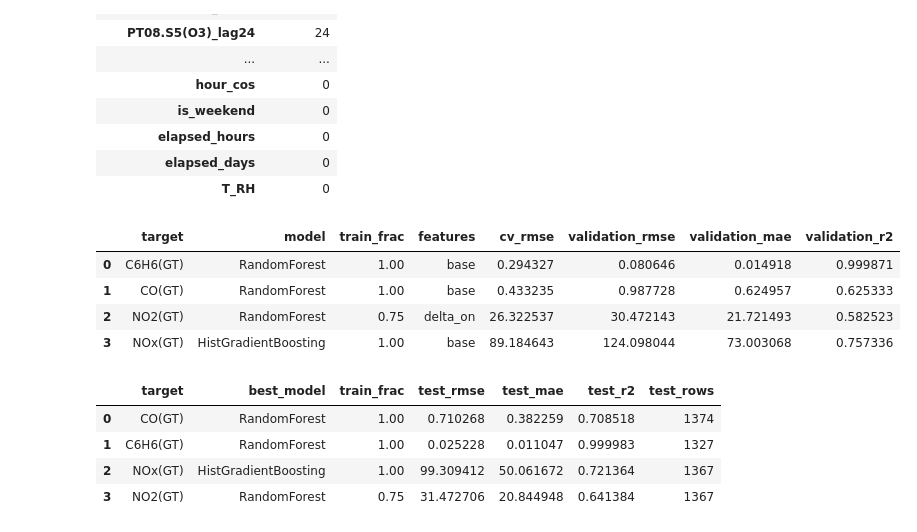
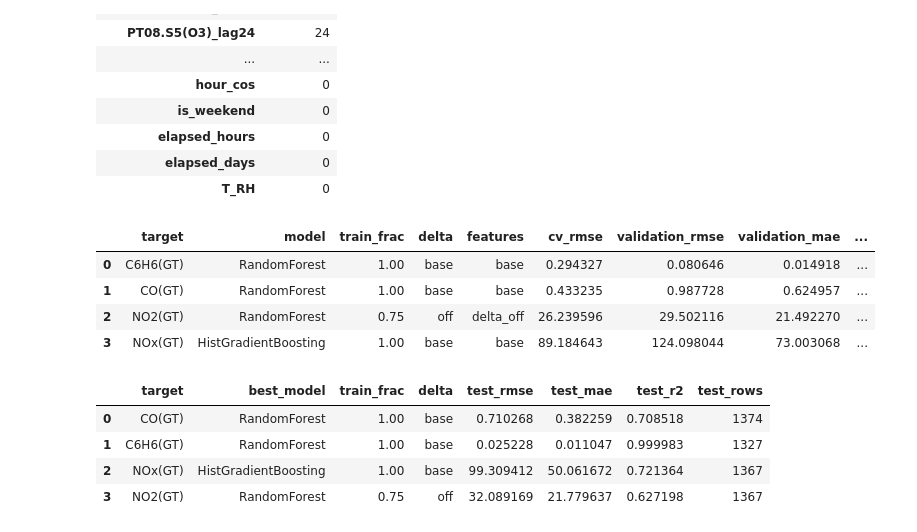
Before and after one commit to AkmalFazli27/air-quality-estimation, a Jupyter notebook: notebooks/modeling.ipynb, the cells around one changed output. Saved outputs shown, nothing was run; the diff lists cells and outputs as text; code cells hidden in the pictures.

```diff
--- a/notebooks/modeling.ipynb
+++ b/notebooks/modeling.ipynb
@@ -65,11 +65,14 @@ delta_sensors = ["PT08.S5(O3)", "PT08.S3(NOx)", "PT08.S4(NO2)", "PT08.S1(CO)"]
 delta_columns = [f"{s}_delta1" for s in delta_sensors] + [f"{s}_delta24" for s in delta_sensors]
 deviation_columns = [f"{s}_dev24" for s in ["PT08.S5(O3)", "PT08.S3(NOx)"]]
 
+no2_base_features = feature_columns_without_nmHC + lag_columns + roll_columns
+no2_delta_features = no2_base_features + delta_columns + deviation_columns
+
 features_by_target = {
     "CO(GT)": base_columns,
     "C6H6(GT)": base_columns,
     "NOx(GT)": feature_columns + lag_columns + roll_columns,
-    "NO2(GT)": feature_columns_without_nmHC + lag_columns + roll_columns + delta_columns + deviation_columns
+    "NO2(GT)": no2_delta_features
 }
 # %%
 split_lengths = {
@@ -278,15 +281,23 @@ def recent_slice(X, y, frac=1.0):
     cut = int(len(X) * (1.0 - frac))
     return X.iloc[cut:].reset_index(drop=True), y.iloc[cut:].reset_index(drop=True)
 
-NO2_TRAIN_FRACS = [1.0, 0.75, 0.50]
+NO2_TRAIN_FRACS = [1.0, 0.75]
 # %%
+NO2_DELTA_OPTIONS = [("off", no2_base_features), ("on", no2_delta_features)]
+
 for target in target_columns:
-    selected_features = features_by_target[target]
-    X_train_full, y_train_full = valid_target_data(X_train_filled, train_df, target, selected_features)
-    X_validation, y_validation = valid_target_data(X_validation_filled, val_df, target, selected_features)
+    if target == "NO2(GT)":
+        configs = [
+            (frac, delta_label, feats)
+            for frac in NO2_TRAIN_FRACS
+            for delta_label, feats in NO2_DELTA_OPTIONS
+        ]
+    else:
+        configs = [(1.0, "base", features_by_target[target])]
 
-    fracs = NO2_TRAIN_FRACS if target == "NO2(GT)" else [1.0]
-    for frac in fracs:
+    for frac, delta_label, selected_features in configs:
+        X_train_full, y_train_full = valid_target_data(X_train_filled, train_df, target, selected_features)
+        X_validation, y_validation = valid_target_data(X_validation_filled, val_df, target, selected_features)
         X_train, y_train = recent_slice(X_train_full, y_train_full, frac)
 
         for model_name, (pipeline, parameter_space) in make_searches_for_target(target).items():
@@ -317,35 +328,36 @@ for target in target_columns:
                 "target": target,
                 "model": model_name,
                 "train_frac": frac,
-                "features": "delta_on" if target == "NO2(GT)" else "base",
+                "delta": delta_label,
+                "features": f"delta_{delta_label}" if target == "NO2(GT)" else "base",
                 "cv_rmse": -search.best_score_,
                 "validation_rmse": metrics["rmse"],
                 "validation_mae": metrics["mae"],
                 "validation_r2": metrics["r2"],
                 "best_params": search.best_params_,
             })
-            best_models[(target, model_name, frac)] = search
-            validation_predictions[(target, model_name, frac)] = (y_validation.copy(), validation_pred)
+            best_models[(target, model_name, frac, delta_label)] = search
+            validation_predictions[(target, model_name, frac, delta_label)] = (y_validation.copy(), validation_pred)
 # %%
 validation_results_df = pd.DataFrame(validation_results)
 best_rows = (
     validation_results_df
     .sort_values(["target", "validation_r2", "validation_rmse"], ascending=[True, False, True])
     .groupby("target", as_index=False)
     .first()
 )
 display(best_rows.drop(columns=["best_params"]))
 
 selected_models = {
-    row.target: best_models[(row.target, row.model, row.train_frac)]
+    row.target: best_models[(row.target, row.model, row.train_frac, row.delta)]
     for row in best_rows.itertuples()
 }
 # %% [output]
-|  | target | model | train_frac | features | cv_rmse | validation_rmse | validation_mae | validation_r2 |
-| 0 | C6H6(GT) | RandomForest | 1.00 | base | 0.294327 | 0.080646 | 0.014918 | 0.999871 |
-| 1 | CO(GT) | RandomForest | 1.00 | base | 0.433235 | 0.987728 | 0.624957 | 0.625333 |
-| 2 | NO2(GT) | RandomForest | 0.75 | delta_on | 26.322537 | 30.472143 | 21.721493 | 0.582523 |
-| 3 | NOx(GT) | HistGradientBoosting | 1.00 | base | 89.184643 | 124.098044 | 73.003068 | 0.757336 |
+|  | target | model | train_frac | delta | features | cv_rmse | validation_rmse | validation_mae | ... |
+| 0 | C6H6(GT) | RandomForest | 1.00 | base | base | 0.294327 | 0.080646 | 0.014918 | ... |
+| 1 | CO(GT) | RandomForest | 1.00 | base | base | 0.433235 | 0.987728 | 0.624957 | ... |
+| 2 | NO2(GT) | RandomForest | 0.75 | off | delta_off | 26.239596 | 29.502116 | 21.492270 | ... |
+| 3 | NOx(GT) | HistGradientBoosting | 1.00 | base | base | 89.184643 | 124.098044 | 73.003068 | ... |
 # %%
 final_results = []
 final_predictions = {}
@@ -354,10 +366,14 @@ for target in target_columns:
     train_mask = train_df[target].notna()
     validation_mask = val_df[target].notna()
     test_mask = test_df[target].notna()
-    selected_features = features_by_target[target]
 
     selected_row = best_rows.loc[best_rows["target"] == target].iloc[0]
     selected_frac = float(selected_row["train_frac"]) if "train_frac" in selected_row else 1.0
+    selected_delta = selected_row["delta"] if "delta" in selected_row else "base"
+    if target == "NO2(GT)":
+        selected_features = no2_delta_features if selected_delta == "on" else no2_base_features
+    else:
+        selected_features = features_by_target[target]
     X_train_part = X_train_filled.loc[train_mask, selected_features].reset_index(drop=True)
     y_train_part = train_df.loc[train_mask, target].reset_index(drop=True)
     X_train_part, y_train_part = recent_slice(X_train_part, y_train_part, selected_frac)
@@ -388,6 +404,7 @@ for target in target_columns:
             "target": target,
             "best_model": selected_model_name,
             "train_frac": selected_frac,
+            "delta": selected_delta,
             "test_rmse": metrics["rmse"],
             "test_mae": metrics["mae"],
             "test_r2": metrics["r2"],
@@ -399,10 +416,10 @@ for target in target_columns:
 final_results_df = pd.DataFrame(final_results)
 final_results_df
 # %% [output]
-|  | target | best_model | train_frac | test_rmse | test_mae | test_r2 | test_rows |
-| 0 | CO(GT) | RandomForest | 1.00 | 0.710268 | 0.382259 | 0.708518 | 1374 |
-| 1 | C6H6(GT) | RandomForest | 1.00 | 0.025228 | 0.011047 | 0.999983 | 1327 |
-| 2 | NOx(GT) | HistGradientBoosting | 1.00 | 99.309412 | 50.061672 | 0.721364 | 1367 |
-| 3 | NO2(GT) | RandomForest | 0.75 | 31.472706 | 20.844948 | 0.641384 | 1367 |
+|  | target | best_model | train_frac | delta | test_rmse | test_mae | test_r2 | test_rows |
+| 0 | CO(GT) | RandomForest | 1.00 | base | 0.710268 | 0.382259 | 0.708518 | 1374 |
+| 1 | C6H6(GT) | RandomForest | 1.00 | base | 0.025228 | 0.011047 | 0.999983 | 1327 |
+| 2 | NOx(GT) | HistGradientBoosting | 1.00 | base | 99.309412 | 50.061672 | 0.721364 | 1367 |
+| 3 | NO2(GT) | RandomForest | 0.75 | off | 32.089169 | 21.779637 | 0.627198 | 1367 |
 # %%
 for target in ["CO(GT)", "NOx(GT)", "NO2(GT)"]:
```
Also changed, not shown: parts of 2 cells of this notebook.
